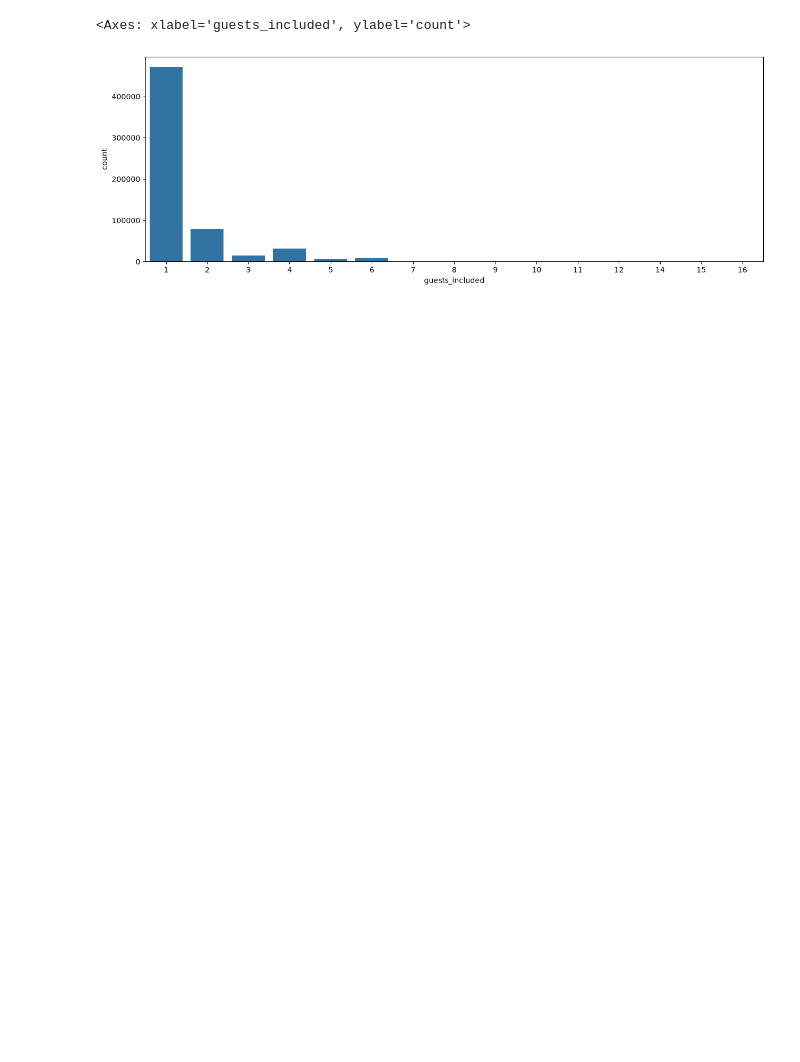
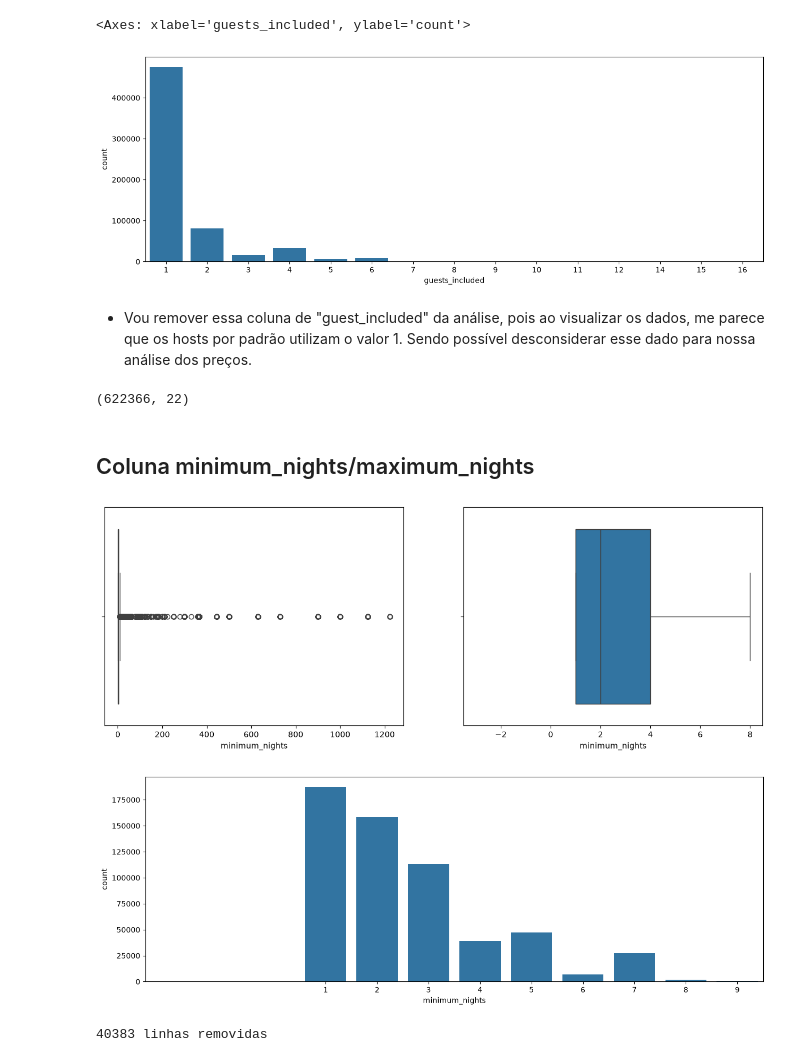
Before and after one commit to caioluizribeirochaves/Projeto-Data-Science, a Jupyter notebook: Solucao-Airbnb-Rio.ipynb, the cells around one changed output. Saved outputs shown, nothing was run; the diff lists cells and outputs as text; code cells hidden in the pictures; blank space fills up the shorter version.

```diff
--- a/Solucao-Airbnb-Rio.ipynb
+++ b/Solucao-Airbnb-Rio.ipynb
@@ -312,3 +312,23 @@ sns.barplot(x=base_airbnb['guests_included'].value_counts().index, y=base_airbnb
 # %% [output]
 <Axes: xlabel='guests_included', ylabel='count'>
 [figure]
+# %% [markdown]
+- Vou remover essa coluna de "guest_included" da análise, pois ao visualizar os dados, me parece que os hosts por padrão utilizam o valor 1. Sendo possível desconsiderar esse dado para nossa análise dos preços.
+# %%
+base_airbnb = base_airbnb.drop('guests_included', axis=1)
+base_airbnb.shape
+# %% [output]
+(622366, 22)
+# %% [markdown]
+## Coluna minimum_nights/maximum_nights
+# %%
+diagrama_caixa(base_airbnb['minimum_nights'])
+grafico_barra(base_airbnb['minimum_nights'])
+# %% [output]
+[figure, added]
+[figure, added]
+# %%
+base_airbnb, linhas_excluidas = excluir_outlier(base_airbnb, 'minimum_nights')
+print(f'{linhas_excluidas} linhas removidas')
+# %% [output]
+40383 linhas removidas
```
Also changed, not shown: parts of 18 cells of this notebook.
